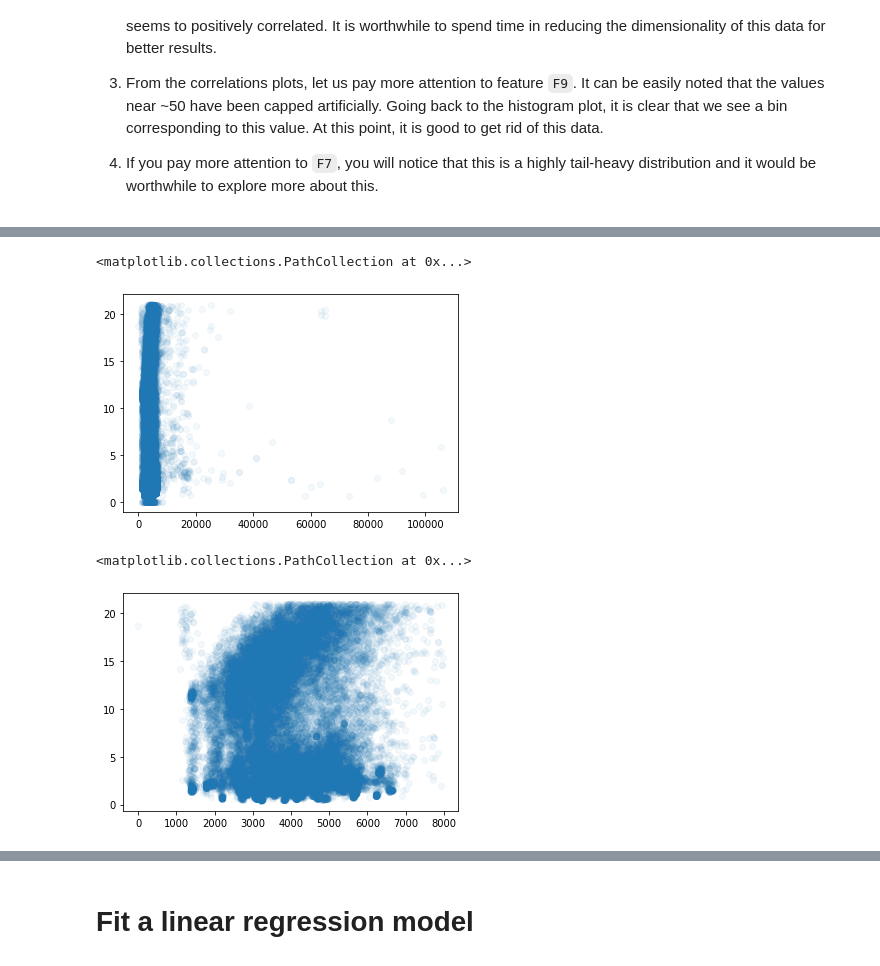
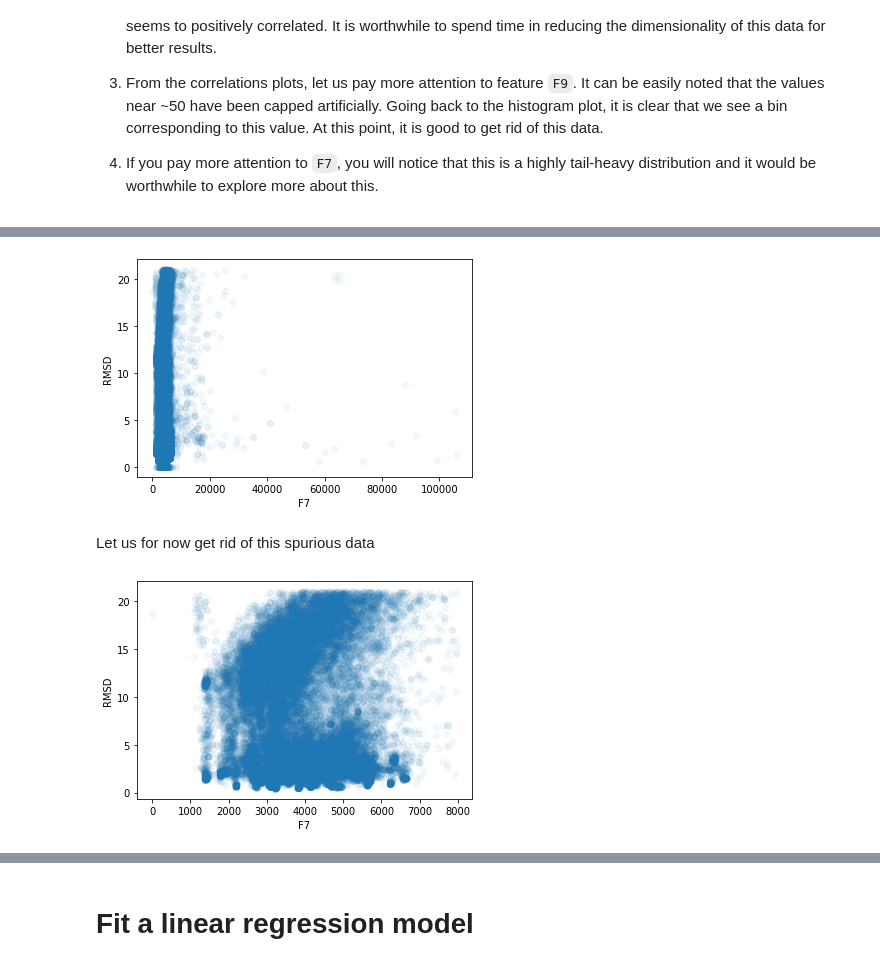
Before and after one commit to aniket-ak/Machine-Learning-CASP-Dataset, a Jupyter notebook: CASP_Exploring_Design_Space_with_pipelines.ipynb, the cells around one changed output, grey strips where cells are left out. Saved outputs shown, nothing was run; the diff lists cells and outputs as text; code cells hidden in the pictures.

```diff
--- a/CASP_Exploring_Design_Space_with_pipelines.ipynb
+++ b/CASP_Exploring_Design_Space_with_pipelines.ipynb
@@ -116,8 +118,11 @@ Let us spend some time on this plot and discuss what we see:
 # %%
-plt.scatter(casp["F7"], casp["RMSD"], alpha=0.05)
+plt.scatter(casp["F7"], casp["RMSD"], alpha=0.05);
+plt.xlabel("F7");
+plt.ylabel("RMSD");
 # %% [output]
-<matplotlib.collections.PathCollection at 0x...>
-[figure, old version]
+[figure, new version]
+# %% [markdown]
+Let us for now get rid of this spurious data
 # %%
 casp_cleaned = casp[casp['F9']<46]
 casp_cleaned = casp_cleaned[casp_cleaned["RMSD"] > 0.1]
@@ -125,6 +130,7 @@ casp_cleaned = casp_cleaned.reset_index().drop("index", axis=1)
 casp_cleaned = casp_cleaned[casp_cleaned["F7"] < 8000]
 # %%
 plt.scatter(casp_cleaned["F7"], casp_cleaned["RMSD"], alpha=0.05)
+plt.xlabel("F7");
+plt.ylabel("RMSD");
 # %% [output]
-<matplotlib.collections.PathCollection at 0x...>
-[figure, old version]
+[figure, new version]
```
Also changed, not shown: parts of 17 cells of this notebook.
